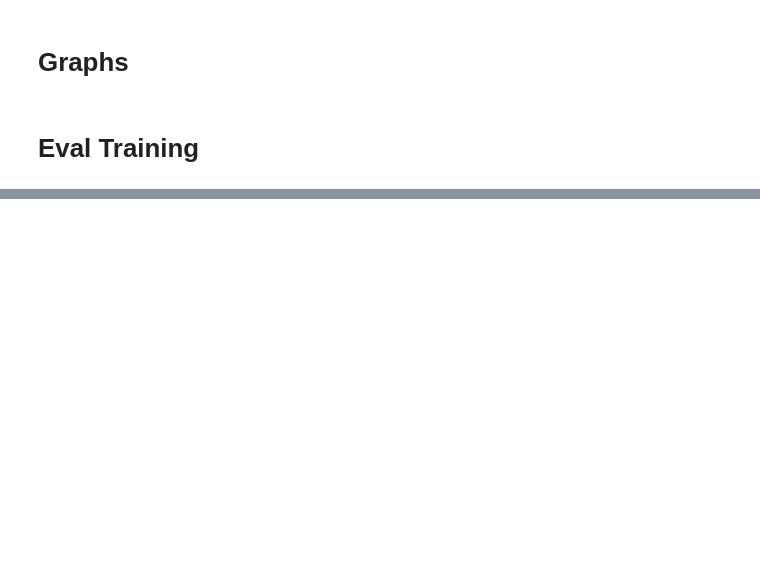
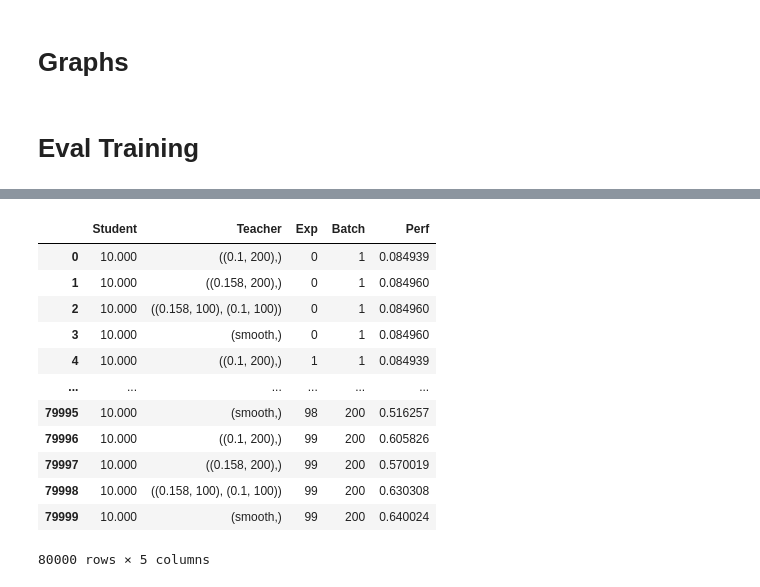
Before and after one commit to saumikn/gymnasium-test, a Jupyter notebook: tree.ipynb, the cells around one changed output, grey strips where cells are left out. Cells and saved outputs as stored; diff of their text form; code cells hidden in the pictures; blank space fills up the shorter version.

```diff
--- a/tree.ipynb
+++ b/tree.ipynb
@@ -21,7 +21,7 @@ import warnings
 # ns = [0]
 
 
-students = np.logspace(-1, 1, 21)
+students = np.logspace(-1, 1, 11)
 display(students.round(4))
 
 # ns = [0,5,5,6,7,8,9,10,11,12,13,14,15]
@@ -78,5 +78,5 @@ display(arrs.sum().round(2))
 
 
 ranked = False
-slip = True
+slip = False
 # %% [output]
@@ -260,6 +255,6 @@ def train_model(student):
     return reward
 # %%
 %%time
-rewards = process_map(train_model, students, disable=True, max_workers=24)
+rewards = process_map(train_model, students, disable=True, max_workers=11)
 # %% [output]
 student == 1.000
@@ -440,0 +481,3 @@ def exp(student, verbose=True, n=20):
+# %%
+%%time
+res = exp(10, n=10)#.reshape(-1, len(students), len(ns)).mean(axis=0).round(2)
@@ -440,0 +514,26 @@ def exp(student, verbose=True, n=20):
+# %%
+df = pd.DataFrame(res2.values())
+df.index = res2.keys()
+df.index.names = ('Student', 'Teacher')
+df = df.melt(ignore_index=False, var_name='Exp', value_name='Perf')
+with warnings.catch_warnings():
+    warnings.simplefilter(action='ignore', category=pd.errors.PerformanceWarning)
+    df[(np.array(list(res[0][2])) + 1)] = df.Perf.tolist()
+df = df.drop(columns='Perf')
+df = df.reset_index().set_index(['Student','Teacher','Exp'])
+df = df.melt(ignore_index=False, var_name='Batch', value_name='Perf').reset_index()
+df
+# %% [output]
+|  | Student | Teacher | Exp | Batch | Perf |
+| 0 | 10.000 | ((0.1, 200),) | 0 | 1 | 0.084939 |
+| 1 | 10.000 | ((0.158, 200),) | 0 | 1 | 0.084960 |
+| 2 | 10.000 | ((0.158, 100), (0.1, 100)) | 0 | 1 | 0.084960 |
+| 3 | 10.000 | (smooth,) | 0 | 1 | 0.084960 |
+| 4 | 10.000 | ((0.1, 200),) | 1 | 1 | 0.084939 |
+| ... | ... | ... | ... | ... | ... |
+| 79995 | 10.000 | (smooth,) | 98 | 200 | 0.516257 |
+| 79996 | 10.000 | ((0.1, 200),) | 99 | 200 | 0.605826 |
+| 79997 | 10.000 | ((0.158, 200),) | 99 | 200 | 0.570019 |
+| 79998 | 10.000 | ((0.158, 100), (0.1, 100)) | 99 | 200 | 0.630308 |
+| 79999 | 10.000 | (smooth,) | 99 | 200 | 0.640024 |
+80000 rows × 5 columns
```
Also changed, not shown: parts of 27 cells of this notebook.
